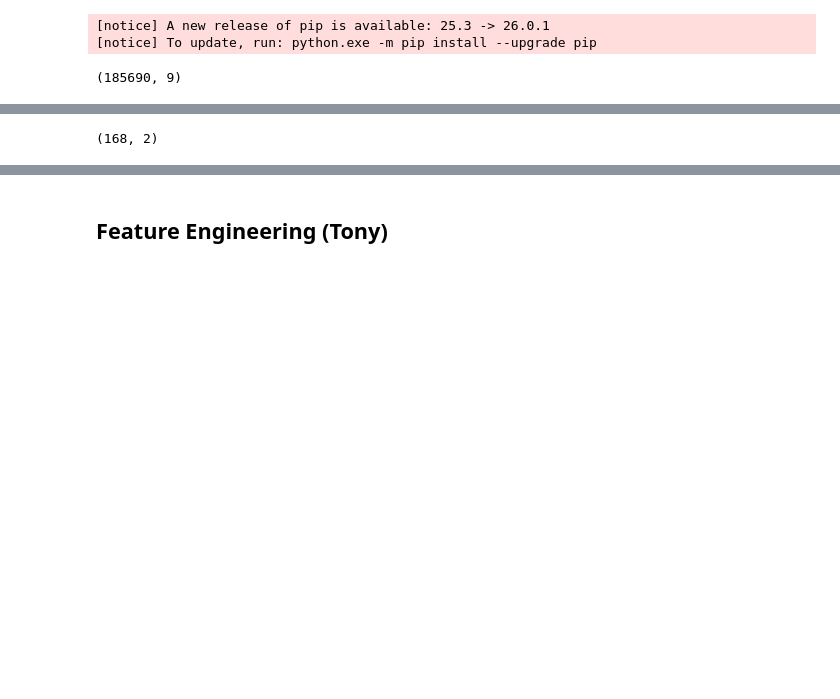
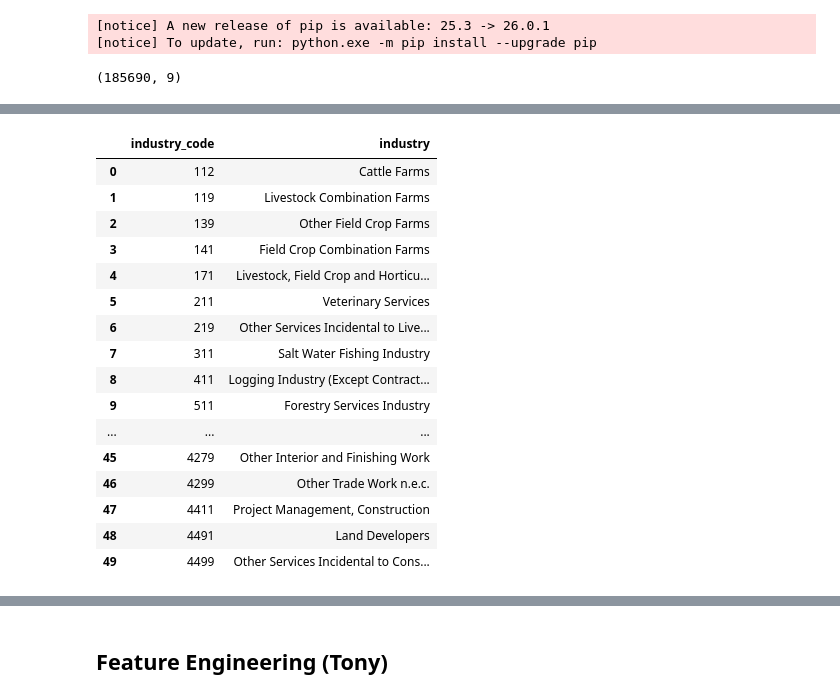
Before and after one commit to GuanlinTony/IMI_Case_Codes, a Jupyter notebook: Tony_FE.ipynb, the cells around one changed output, grey strips where cells are left out. Drawn from its saved outputs; the diff is of its cells as text; code cells hidden in the pictures; blank space fills up the shorter version.

```diff
--- a/Tony_FE.ipynb
+++ b/Tony_FE.ipynb
@@ -126,7 +172,23 @@ kyc_individual.shape
 # %%
 kyc_industry_codes.head(50)
-kyc_industry_codes.shape
+# kyc_industry_codes.shape
 # %% [output]
-(168, 2)
+|  | industry_code | industry |
+| 0 | 112 | Cattle Farms |
+| 1 | 119 | Livestock Combination Farms |
+| 2 | 139 | Other Field Crop Farms |
+| 3 | 141 | Field Crop Combination Farms |
+| 4 | 171 | Livestock, Field Crop and Horticu... |
+| 5 | 211 | Veterinary Services |
+| 6 | 219 | Other Services Incidental to Live... |
+| 7 | 311 | Salt Water Fishing Industry |
+| 8 | 411 | Logging Industry (Except Contract... |
+| 9 | 511 | Forestry Services Industry |
+| ... | ... | ... |
+| 45 | 4279 | Other Interior and Finishing Work |
+| 46 | 4299 | Other Trade Work n.e.c. |
+| 47 | 4411 | Project Management, Construction |
+| 48 | 4491 | Land Developers |
+| 49 | 4499 | Other Services Incidental to Cons... |
 # %%
 kyc_occupation_codes.head()
```
Also changed, not shown: parts of 10 cells of this notebook.
